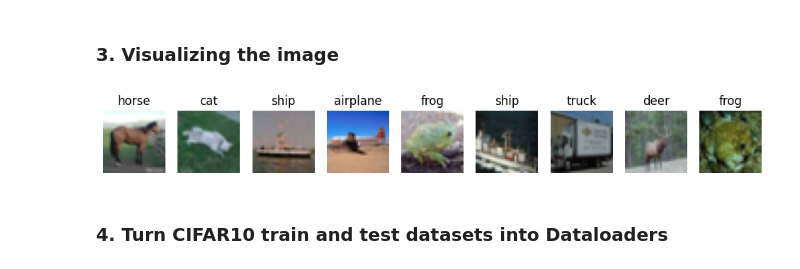
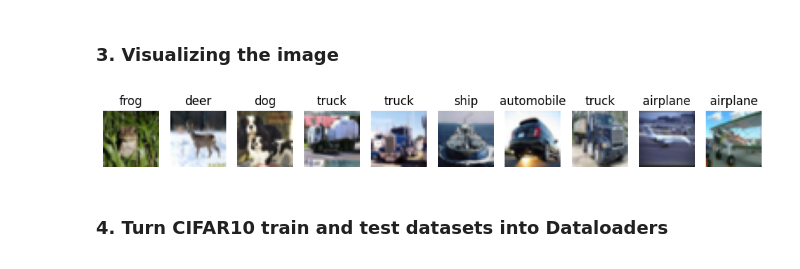
Before and after one commit to LuluW8071/Data-Science, a Jupyter notebook: Pytorch/03_PyTorch_Computer_Vision/03_PyTorch_Computer_Vision_Exercises.ipynb, the cells around one changed output. Cells and saved outputs as stored; diff of their text form; code cells hidden in the pictures.

```diff
--- a/Pytorch/03_PyTorch_Computer_Vision/03_PyTorch_Computer_Vision_Exercises.ipynb
+++ b/Pytorch/03_PyTorch_Computer_Vision/03_PyTorch_Computer_Vision_Exercises.ipynb
@@ -93,17 +93,17 @@ From the shape of sample image of frog, it seems the image contains
 ### 3. Visualizing the image
 # %%
 fig = plt.figure(figsize = (12, 5))
-rows, cols = 1, 9
+rows, cols = 1, 10
 
 for i in range(1, rows*cols + 1):
   random_idx = torch.randint(0, len(train_data), size = [1]).item()
   image, label = train_data[random_idx]
   fig.add_subplot(rows, cols, i)
   plt.imshow(F.to_pil_image(image))
   plt.title(class_name[label])
   plt.axis(False);
 # %% [output]
-[figure, old version]
+[figure, new version]
 # %% [markdown]
 ### 4. Turn CIFAR10 train and test datasets into Dataloaders
 # %%
```
Also changed, not shown: parts of 21 cells of this notebook.
